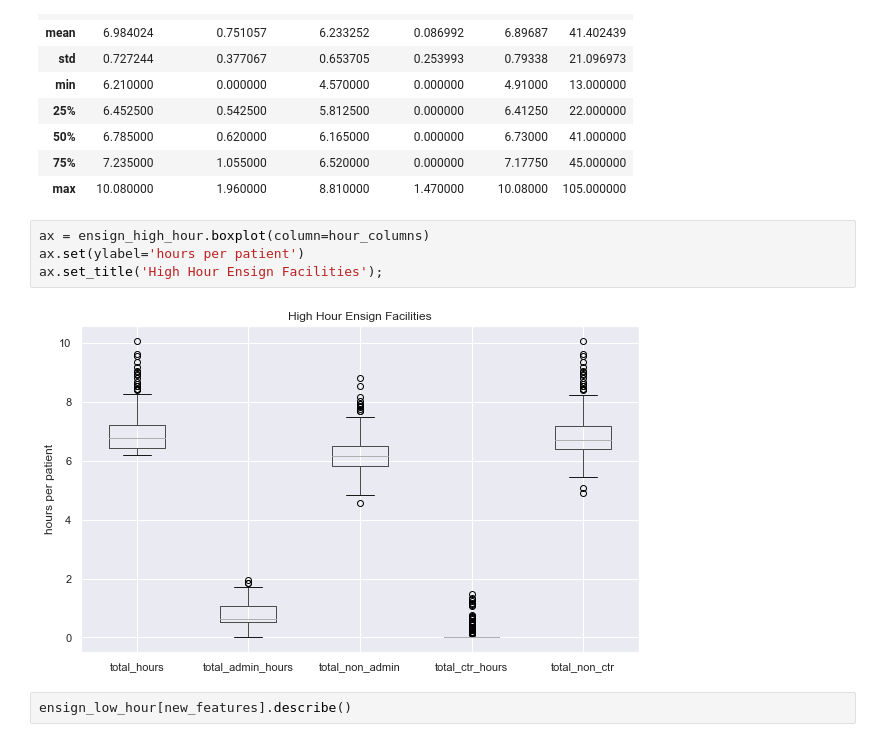
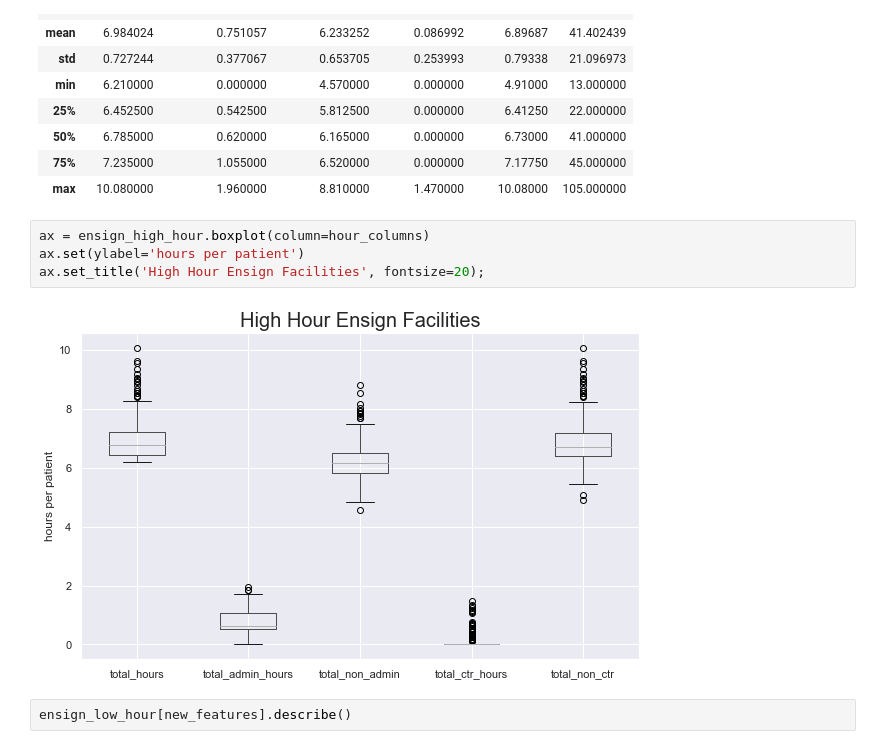
Before and after one commit to HUA1846/nursing_home_PBJ_analysis, a Jupyter notebook: ensign_services.ipynb, the cells around one changed output. Drawn from its saved outputs; the diff is of its cells as text.

```diff
--- a/ensign_services.ipynb
+++ b/ensign_services.ipynb
@@ -444,9 +421,9 @@ ensign_high_hour[new_features].describe()
 # %%
 ax = ensign_high_hour.boxplot(column=hour_columns)
 ax.set(ylabel='hours per patient')
-ax.set_title('High Hour Ensign Facilities');
+ax.set_title('High Hour Ensign Facilities', fontsize=20);
 # %% [output]
-[figure, old version]
+[figure, new version]
 # %%
 ensign_low_hour[new_features].describe()
 # %% [output]
```
Also changed, not shown: parts of 23 cells of this notebook.
